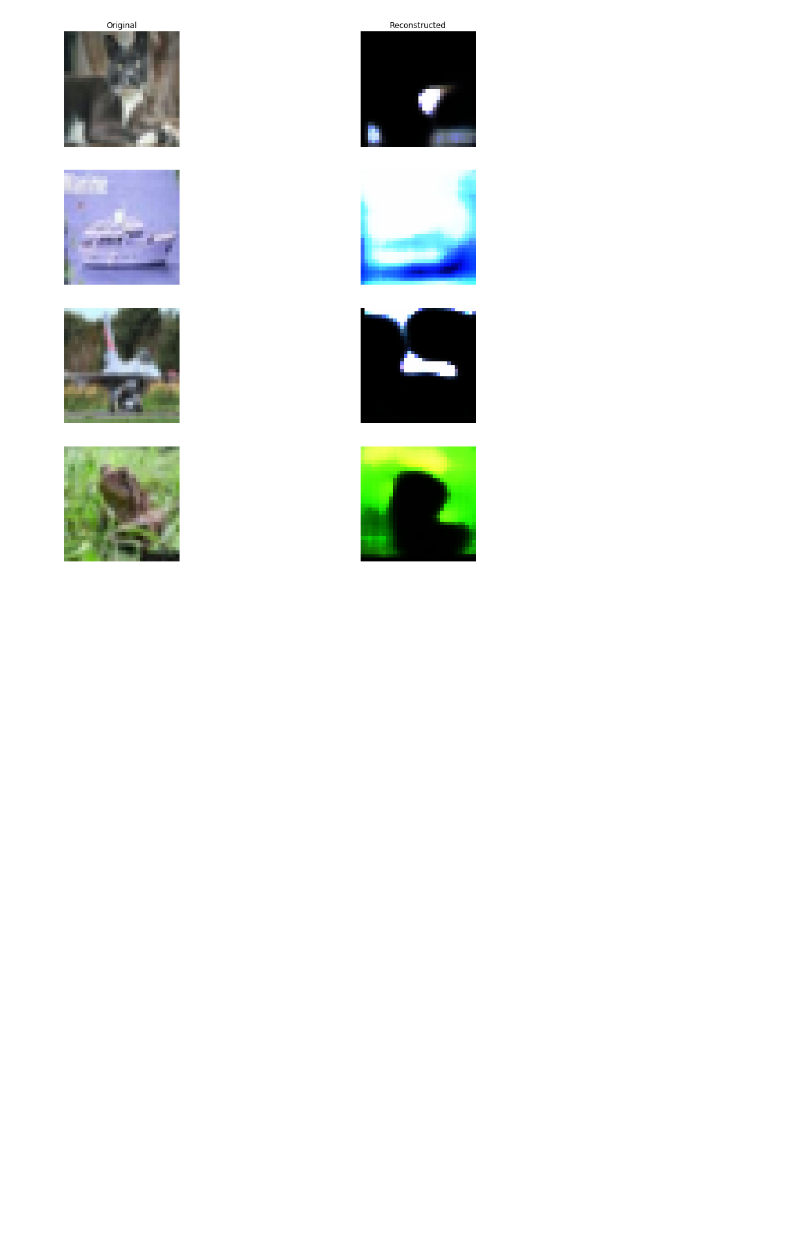
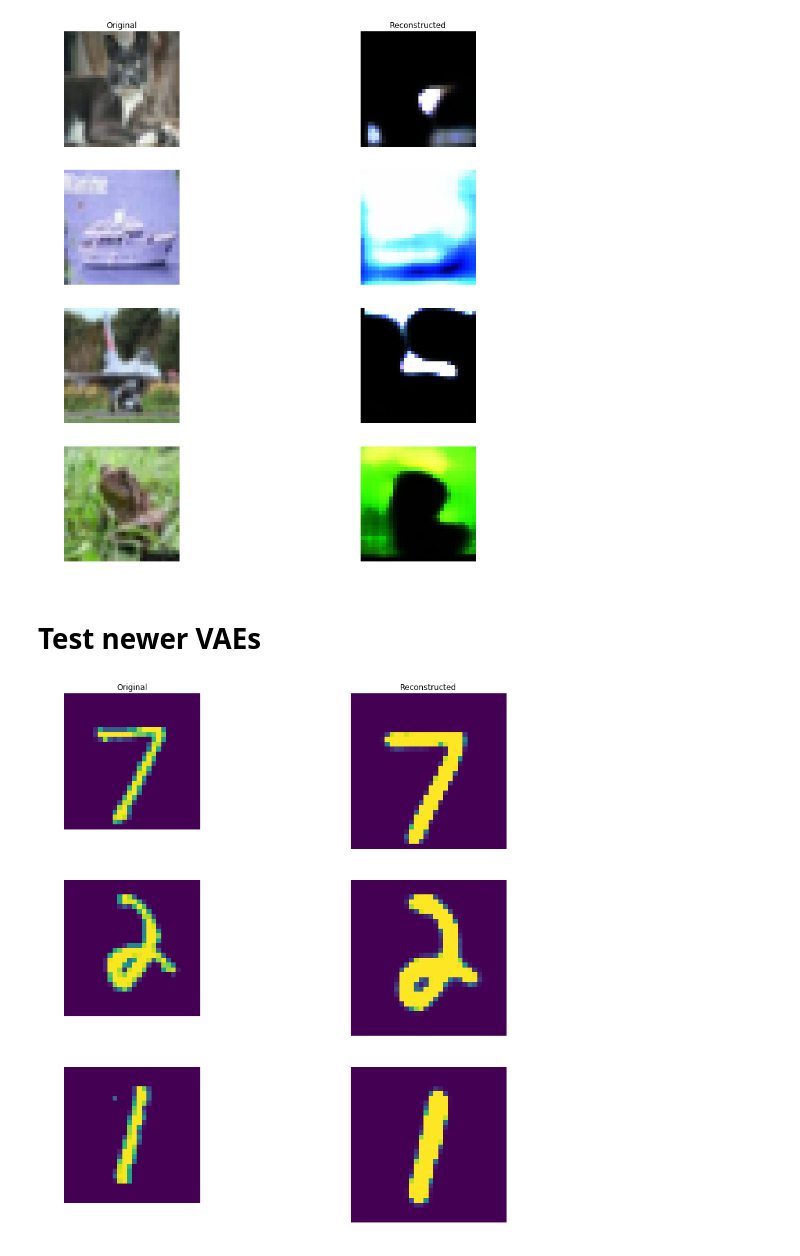
Before and after one commit to renebidart/adv-gen, a Jupyter notebook: notebooks/eval_autoencoder.ipynb, the cells around one changed output. Cells and saved outputs as stored; diff of their text form; code cells hidden in the pictures; blank space fills up the shorter version.

```diff
--- a/notebooks/eval_autoencoder.ipynb
+++ b/notebooks/eval_autoencoder.ipynb
@@ -24,6 +24,11 @@ from utils.data import make_generators_DF_cifar
 from utils.train_val import validate_epoch
 from utils.evaluation import evaluate_adv_files_df, get_metrics
 
+from utils.display import read_img_to_np, torch_to_np, display_results_auto
+
+from models.FeatureVAE import FEAT_VAE_MNIST
+
+
 import torch
 from torch import nn
 from torch.autograd import Variable
@@ -37,6 +42,8 @@ device = torch.device("cuda:1" if torch.cuda.is_available() else "cpu")
 print(device)
 print(torch.cuda.device_count())
 print(torch.cuda.current_device())
+
+PATH = Path('/media/rene/data/adv_gen/MNIST/mnist_normal/models')
 # %% [output]
 cuda:1
 2
@@ -130,3 +130,15 @@ with open(files_df_loc, 'rb') as f:
 display_results_auto(model, files_df['val'], num_samples=4)
 # %% [output]
 [figure]
+# %% [markdown]
+# Test newer VAEs
+# %%
+files_df_loc = '/media/rene/data/adv_gen/MNIST/mnist_normal/files_df.pkl'
+
+with open(files_df_loc, 'rb') as f:
+    files_df = pickle.load(f)
+# %%
+model = load_net(PATH /'test'/'CVAE-1_16_32_64-16-MNIST-10_model_best.pth.tar').to(device).eval()
+display_results_auto(model, files_df['val'], num_samples=3)
+# %% [output]
+[figure, added]
```
Also changed, not shown: parts of 4 cells of this notebook, 28 other files.
